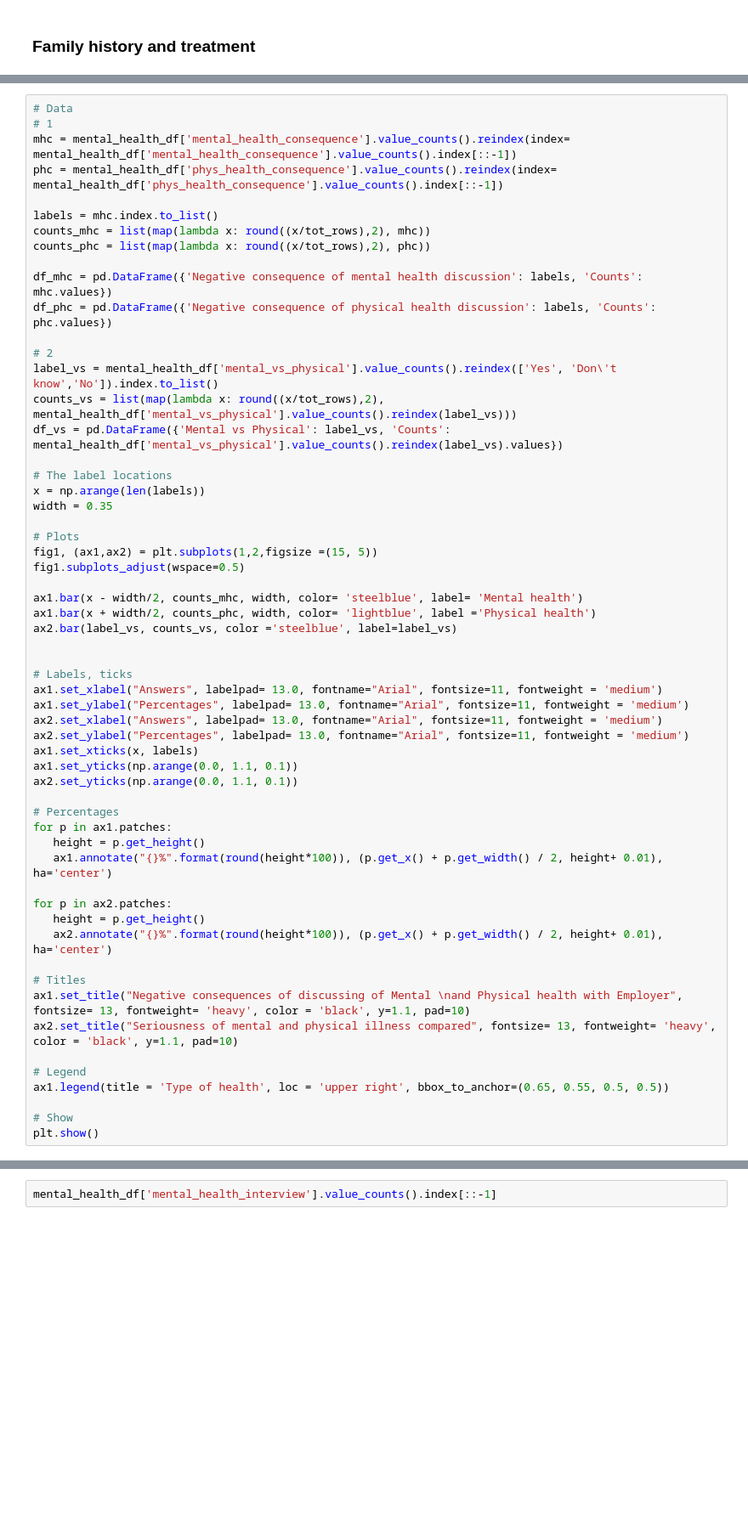
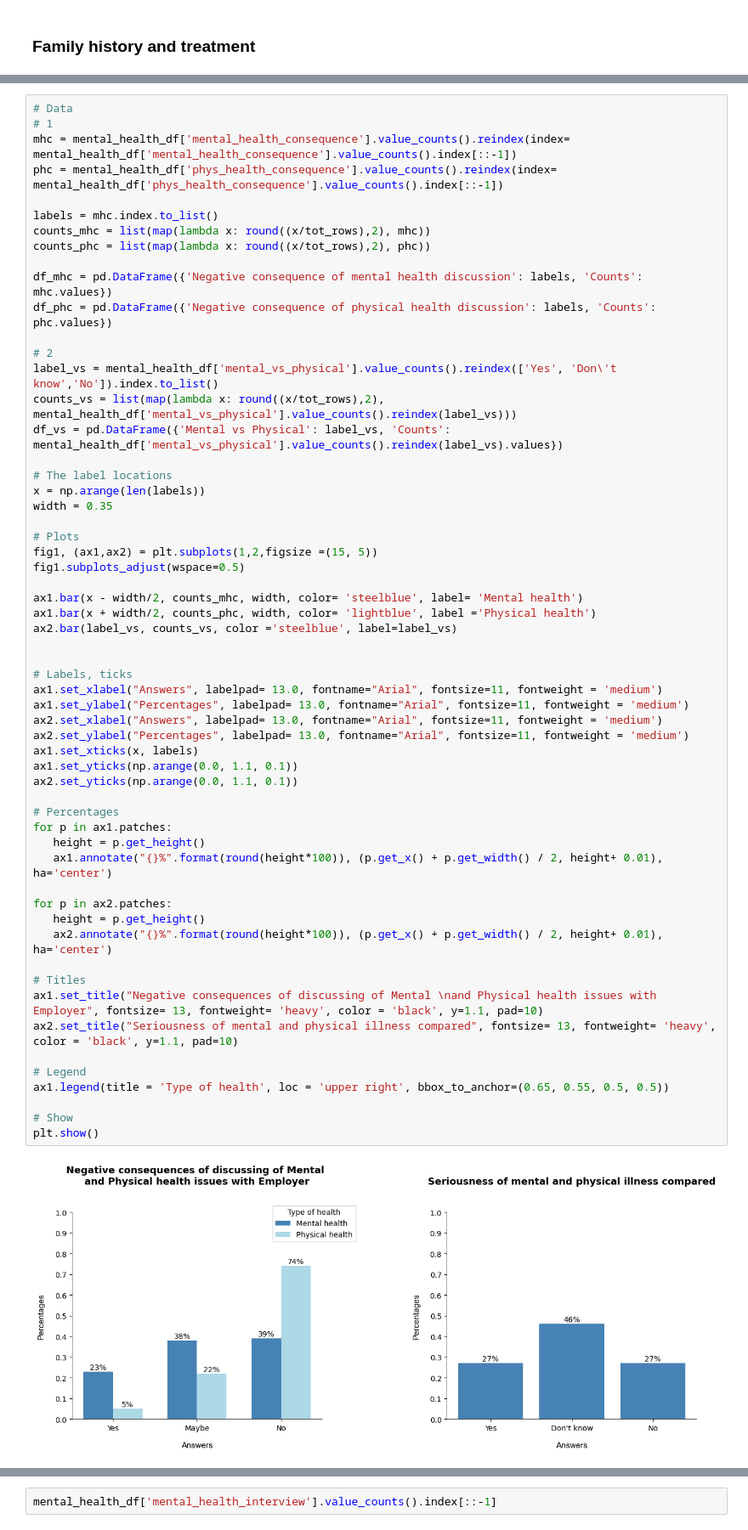
Before and after one commit to EmmaTosato/Programming_Project, a Jupyter notebook: jupyter_project.ipynb, the cells around one changed output, grey strips where cells are left out. Shown at 85% size. Drawn from its saved outputs; the diff is of its cells as text; blank space fills up the shorter version.

```diff
--- a/jupyter_project.ipynb
+++ b/jupyter_project.ipynb
@@ -564,34 +776,36 @@ ax1.bar(x - width/2, counts_mhc, width, color= 'steelblue', label= 'Mental healt
 ax1.bar(x + width/2, counts_phc, width, color= 'lightblue', label ='Physical health')
 ax2.bar(label_vs, counts_vs, color ='steelblue', label=label_vs)
 
 
 # Labels, ticks
 ax1.set_xlabel("Answers", labelpad= 13.0, fontname="Arial", fontsize=11, fontweight = 'medium')
 ax1.set_ylabel("Percentages", labelpad= 13.0, fontname="Arial", fontsize=11, fontweight = 'medium')
 ax2.set_xlabel("Answers", labelpad= 13.0, fontname="Arial", fontsize=11, fontweight = 'medium')
 ax2.set_ylabel("Percentages", labelpad= 13.0, fontname="Arial", fontsize=11, fontweight = 'medium')
 ax1.set_xticks(x, labels)
 ax1.set_yticks(np.arange(0.0, 1.1, 0.1))
 ax2.set_yticks(np.arange(0.0, 1.1, 0.1))
 
 # Percentages
 for p in ax1.patches:
    height = p.get_height()
    ax1.annotate("{}%".format(round(height*100)), (p.get_x() + p.get_width() / 2, height+ 0.01), ha='center')
 
 for p in ax2.patches:
    height = p.get_height()
    ax2.annotate("{}%".format(round(height*100)), (p.get_x() + p.get_width() / 2, height+ 0.01), ha='center')
 
 # Titles
-ax1.set_title("Negative consequences of discussing of Mental \nand Physical health with Employer", fontsize= 13, fontweight= 'heavy', color = 'black', y=1.1, pad=10)
+ax1.set_title("Negative consequences of discussing of Mental \nand Physical health issues with Employer", fontsize= 13, fontweight= 'heavy', color = 'black', y=1.1, pad=10)
 ax2.set_title("Seriousness of mental and physical illness compared", fontsize= 13, fontweight= 'heavy', color = 'black', y=1.1, pad=10)
 
 # Legend
 ax1.legend(title = 'Type of health', loc = 'upper right', bbox_to_anchor=(0.65, 0.55, 0.5, 0.5))
 
 # Show
 plt.show()
+# %% [output]
+[figure, added]
 # %% [markdown]
 The **first plot** compares the resoponses to these 2 question:
 1. "*Do you think that discussing a mental health issue with your employer would have negative consequences?*"
```
Also changed, not shown: parts of 37 cells of this notebook, 1 other file.
